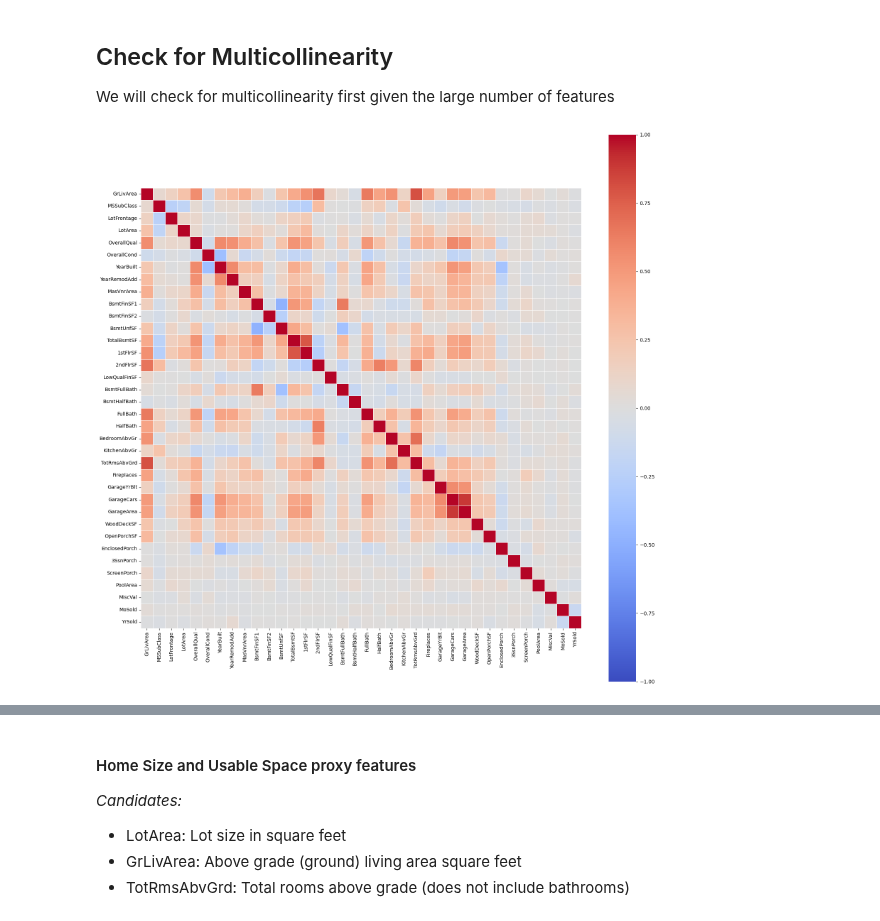
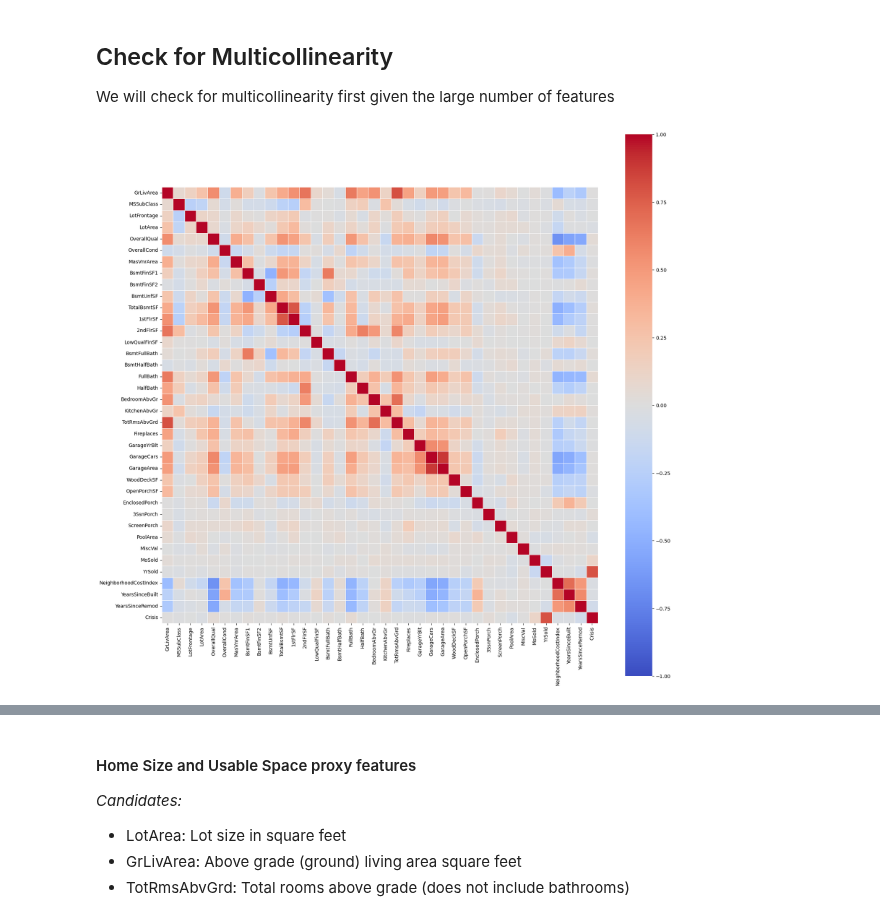
Before and after one commit to bassoonelephant/ames, a Jupyter notebook: 2-ames-LR.ipynb, the cells around one changed output, grey strips where cells are left out. Saved outputs shown, nothing was run; the diff lists cells and outputs as text; code cells hidden in the pictures.

```diff
--- a/2-ames-LR.ipynb
+++ b/2-ames-LR.ipynb
@@ -58,15 +44,58 @@ Linear Regression has several key assumptions:
 ## Check for Multicollinearity
 
 We will check for multicollinearity first given the large number of features
+# %%
+# Get the numeric or ordinal categorical variables prior to one-hot encoding
+num_ord_cols = ['GrLivArea',
+ 'MSSubClass',
+ 'LotFrontage',
+ 'LotArea',
+ 'OverallQual',
+ 'OverallCond',
+ 'MasVnrArea',
+ 'BsmtFinSF1',
+ 'BsmtFinSF2',
+ 'BsmtUnfSF',
+ 'TotalBsmtSF',
+ '1stFlrSF',
+ '2ndFlrSF',
+ 'LowQualFinSF',
+ 'BsmtFullBath',
+ 'BsmtHalfBath',
+ 'FullBath',
+ 'HalfBath',
+ 'BedroomAbvGr',
+ 'KitchenAbvGr',
+ 'TotRmsAbvGrd',
+ 'Fireplaces',
+ 'GarageYrBlt',
+ 'GarageCars',
+ 'GarageArea',
+ 'WoodDeckSF',
+ 'OpenPorchSF',
+ 'EnclosedPorch',
+ '3SsnPorch',
+ 'ScreenPorch',
+ 'PoolArea',
+ 'MiscVal',
+ 'MoSold',
+ 'YrSold',
+ 'NeighborhoodCostIndex',
+ 'YearsSinceBuilt',
+ 'YearsSinceRemod',
+ 'Crisis']
+# %%
+# Select only these columns
+predictors_num_ord = predictors[num_ord_cols]
 # %%
 # Plot the correlation matrix
-correlation_matrix = predictors.corr()
+correlation_matrix = predictors_num_ord.corr()
 
 plt.figure(figsize=(20,20))
 sns.heatmap(correlation_matrix, square=True, cmap='coolwarm', fmt='.2f', vmax=1.0, vmin=-1.0, linewidths=0.5)
 plt.show()
 # %% [output]
-[figure, old version]
+[figure, new version]
 # %%
 # Calculate the variance inflation factor (VIF) for each independent variable
 from statsmodels.stats.outliers_influence import variance_inflation_factor
```
Also changed, not shown: parts of 66 cells of this notebook.
